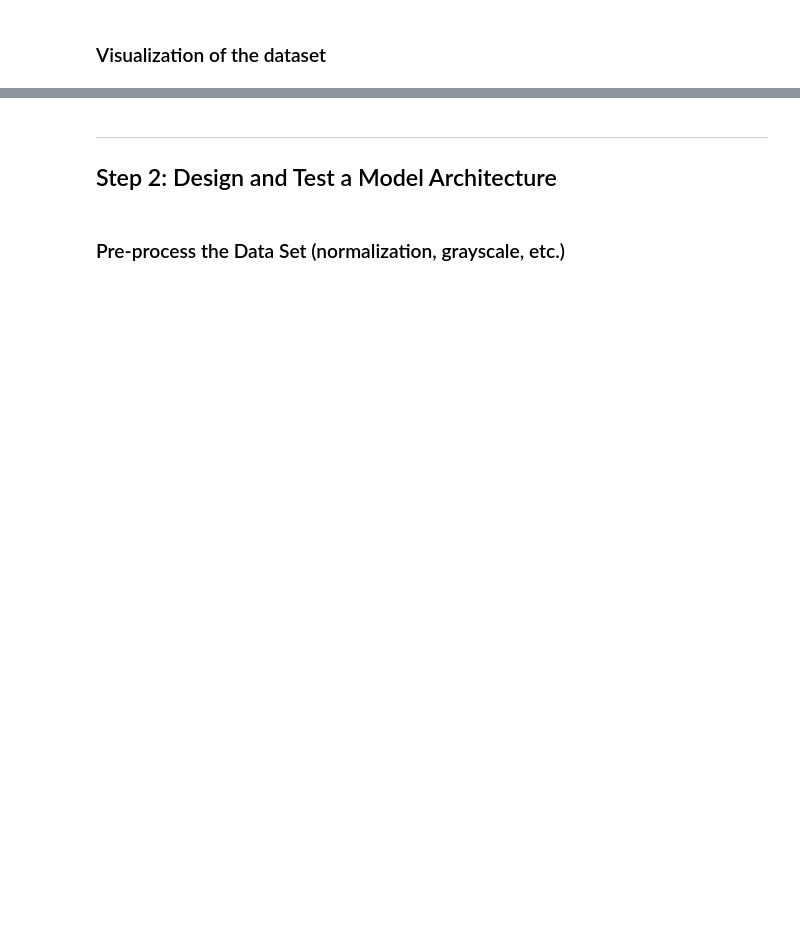
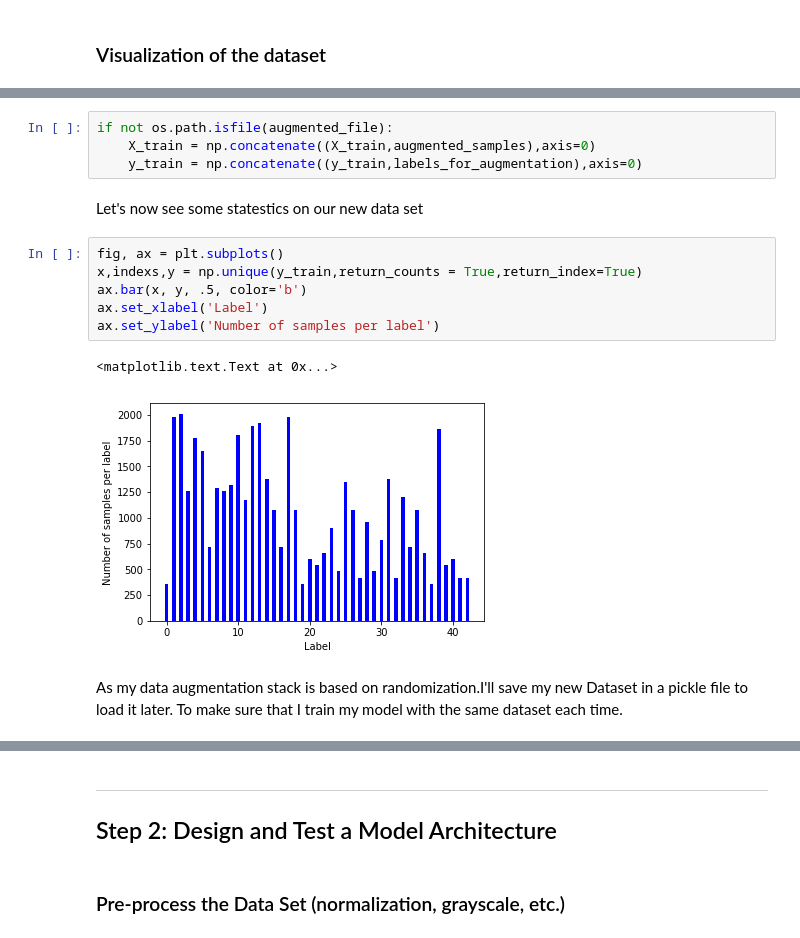
Before and after one commit to melsobky/carnd_T1_P2_tsc, a Jupyter notebook: Traffic_Sign_Classifier.ipynb, the cells around one changed output, grey strips where cells are left out. Cells and saved outputs as stored; diff of their text form; blank space fills up the shorter version.

```diff
--- a/Traffic_Sign_Classifier.ipynb
+++ b/Traffic_Sign_Classifier.ipynb
@@ -103,0 +170,17 @@ plt.show()
+# %%
+if not os.path.isfile(augmented_file):
+    X_train = np.concatenate((X_train,augmented_samples),axis=0)
+    y_train = np.concatenate((y_train,labels_for_augmentation),axis=0)
+# %% [markdown]
+Let's now see some statestics on our new data set
+# %%
+fig, ax = plt.subplots()
+x,indexs,y = np.unique(y_train,return_counts = True,return_index=True)
+ax.bar(x, y, .5, color='b')
+ax.set_xlabel('Label')
+ax.set_ylabel('Number of samples per label')
+# %% [output]
+<matplotlib.text.Text at 0x...>
+[figure, added]
+# %% [markdown]
+As my data augmentation stack is based on randomization.I'll save my new Dataset in a pickle file to load it later. To make sure that I train my model with the same dataset each time.
```
Also changed, not shown: parts of 44 cells of this notebook, 16 other files.
